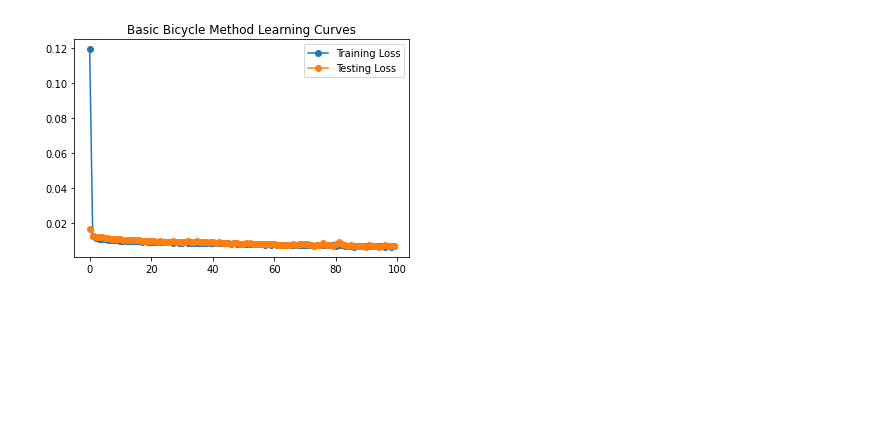
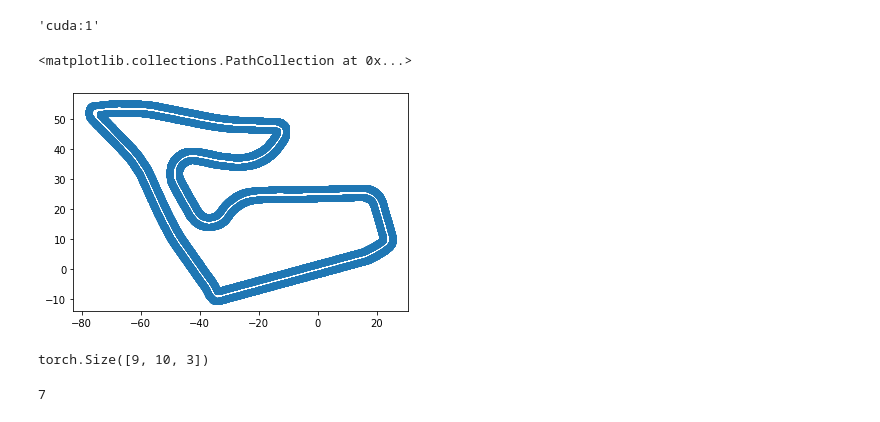
Before and after one commit to nandantumu/VehicleMotionPrediction, a Jupyter notebook: src/approaches/basic_bicycle-tensorboard.ipynb, the cells around one changed output. Cells and saved outputs as stored; diff of their text form; code cells hidden in the pictures; blank space fills up the shorter version.

```diff
--- a/src/approaches/basic_bicycle-tensorboard.ipynb
+++ b/src/approaches/basic_bicycle-tensorboard.ipynb
@@ -269,8 +0,0 @@ Epoch 5 | Train Loss: 0.010744087421481714 | Test Loss: 0.011631755114443823
-# %%
-plt.title(f"Basic Bicycle Method Learning Curves")
-plt.plot(train_losses, marker='o', label="Training Loss")
-plt.plot(test_losses, marker='o', label="Testing Loss")
-plt.legend()
-plt.savefig("basic_learning_batched.png")
-# %% [output]
-[figure, removed]
@@ -278,0 +1,15 @@ test_losses
+# %%
+import torch
+import pandas as pd
+import numpy as np
+import torch.nn as nn
+import torch.nn.functional as F
+from torch.utils.data import Dataset, DataLoader
+import matplotlib.pylab as plt
+from tqdm.autonotebook import tqdm
+from PIL import Image
+import yaml
+DEVICE = "cuda:1" if torch.cuda.is_available() else "cpu"
+DEVICE
+# %% [output]
+'cuda:1'
@@ -278,0 +22,35 @@ test_losses
+# %%
+def _get_map_points(map_path, map_ext):
+    with open(map_path + '.yaml', 'r') as yaml_stream:
+        try:
+            map_metadata = yaml.safe_load(yaml_stream)
+            map_resolution = map_metadata['resolution']
+            origin = map_metadata['origin']
+            origin_x = origin[0]
+            origin_y = origin[1]
+        except yaml.YAMLError as ex:
+            print(ex)
+    map_img = np.array(Image.open(map_path + map_ext).transpose(Image.FLIP_TOP_BOTTOM)).astype(np.float64)
+    map_height = map_img.shape[0]
+    map_width = map_img.shape[1]
+
+    # convert map pixels to coordinates
+    range_x = np.arange(map_width)
+    range_y = np.arange(map_height)
+    map_x, map_y = np.meshgrid(range_x, range_y)
+    map_x = (map_x * map_resolution + origin_x).flatten()
+    map_y = (map_y * map_resolution + origin_y).flatten()
+    map_z = np.zeros(map_y.shape)
+    map_coords = np.vstack((map_x, map_y, map_z))
+
+    # mask and only leave the obstacle points
+    map_mask = map_img == 0.0
+    map_mask_flat = map_mask.flatten()
+    map_points = map_coords[:, map_mask_flat].T
+    return map_points[:,0], map_points[:,1]
+
+map_x, map_y = _get_map_points("../data_generation/track_config/Spielberg_map", ".png")
+plt.scatter(map_x, map_y)
+# %% [output]
+<matplotlib.collections.PathCollection at 0x...>
+[figure, added]
@@ -278,0 +63,4 @@ test_losses
+# %%
+torch.tensor(np.array(train_frame.iloc[:9]['input_no_curve'].to_list())).shape
+# %% [output]
+torch.Size([9, 10, 3])
@@ -278,0 +198,4 @@ test_losses
+# %%
+60//8
+# %% [output]
+7
```
Also changed, not shown: parts of 36 cells of this notebook, 14 other files.
